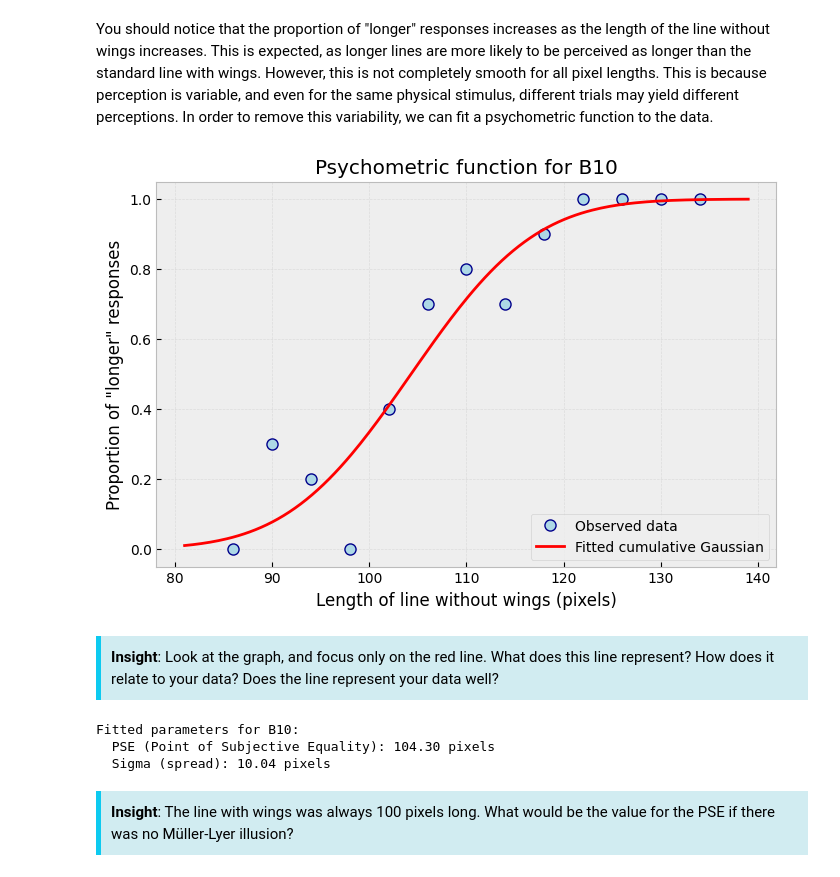
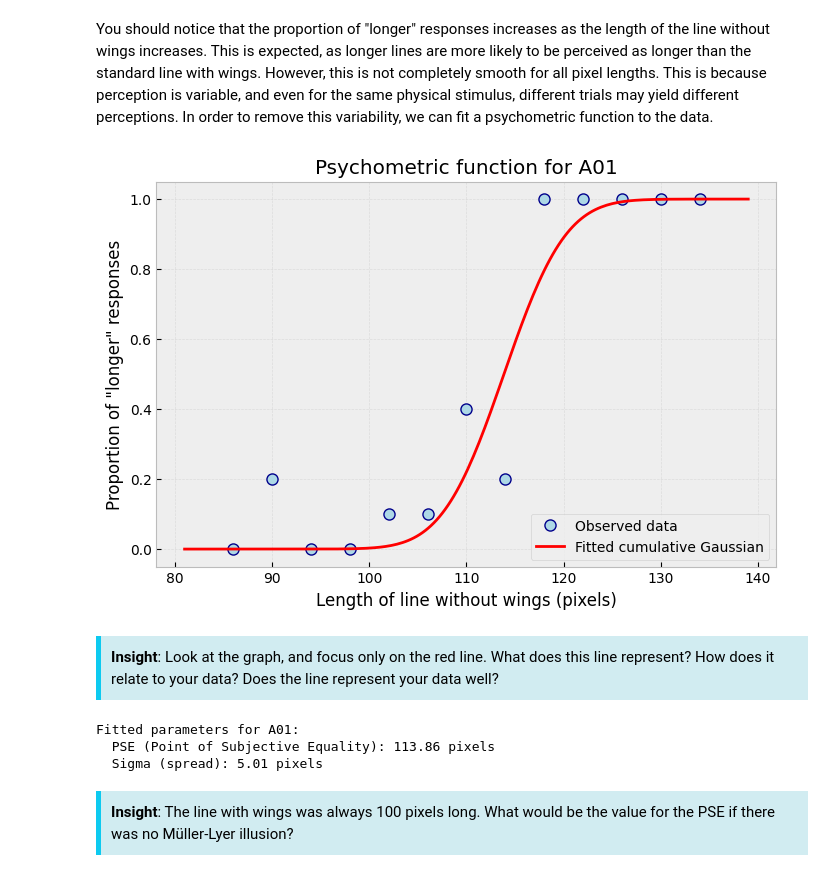
Before and after one commit to joebathelt/AUC_CogPsy, a Jupyter notebook: week2_muller_lyer.ipynb, the cells around one changed output. Saved outputs shown, nothing was run; the diff lists cells and outputs as text; code cells hidden in the pictures.

Commit message:
Update Week 2 notebook with class data

```diff
--- a/week2_muller_lyer.ipynb
+++ b/week2_muller_lyer.ipynb
@@ -22,9 +22,10 @@ The goal of this type of experiment is to produce a psychometric function, that
 # This cell load the data. You don't need to change it or understand it. Just run the cell.
 import pandas as pd
 
-file_id = '1_77kpBN2nWOmmUZ4y0tbhmhZasfUVOuq'
+file_id = '1LOOs9EizLrte1_pBiu5M_HulfoU-A2q5'
 url = f'https://docs.google.com/uc?export=download&id={file_id}'
 df = pd.read_csv(url)
+df.rename(columns={'index': 'username'}, inplace=True)
 # %% [markdown]
 The following cell shows the organisation of the data. Each row is the data from one participant. Each column is the data from one condition (i.e., one length of the line without wings). The values in the cells are the proportion of trials that the participant reported that the line without wings was longer than the line with wings. For example, in the first row in the second column, the entry is 0.3. This means that for participant B10, when the line without wings was 90 pixels long, they reported that it was longer than the line with wings in 30% of the trials.
 # %%
@@ -120,37 +120,37 @@ def cumulative_gaussian(x, mu, sigma):
     return norm.cdf(x, loc=mu, scale=sigma)
 
 # Prepare the data for fitting
-x_data = df_user.index.astype(int).values
+x_data = df_user.index.astype(float).values
 y_data = df_user['proportion_longer'].values
 
 # Fit the cumulative Gaussian to the data
 # Initial guesses: mu around the middle of the x range, sigma around 10
 initial_guess = [np.mean(x_data), 10]
 
 # Perform the curve fit
 popt, pcov = curve_fit(cumulative_gaussian, x_data, y_data, p0=initial_guess)
 
 # Generate smooth curve for plotting
 mu_fit, sigma_fit = popt
 x_smooth = np.linspace(min(x_data) - 5, max(x_data) + 5, 200)
 y_fitted = cumulative_gaussian(x_smooth, mu_fit, sigma_fit)
 
 # Plot the data and fitted curve
 plt.figure(figsize=(8, 5))
 plt.plot(x_data, y_data, 'o', color='darkblue', markersize=8,
          markerfacecolor='lightblue', label='Observed data')
 plt.plot(x_smooth, y_fitted, '-', color='red', linewidth=2,
          label=f'Fitted cumulative Gaussian')
 
 plt.xlabel('Length of line without wings (pixels)')
 plt.ylabel('Proportion of "longer" responses')
 plt.title(f'Psychometric function for {selected_username}')
 plt.legend(loc='lower right')
 plt.ylim(-0.05, 1.05)
 plt.grid(True, alpha=0.3)
 plt.show()
 # %% [output]
-[figure, old version]
+[figure, new version]
 # %% [markdown]
 <div style="background-color: #d1ecf1; border-left: 5px solid #0dcaf0; padding: 10px; margin: 10px 0;">
 <strong>Insight</strong>: Look at the graph, and focus only on the red line. What does this line represent? How does it relate to your data? Does the line represent your data well?
@@ -162,9 +162,9 @@ print(f"Fitted parameters for {selected_username}:")
 print(f"  PSE (Point of Subjective Equality): {mu_fit:.2f} pixels")
 print(f"  Sigma (spread): {sigma_fit:.2f} pixels")
 # %% [output]
-Fitted parameters for B10:
-  PSE (Point of Subjective Equality): 104.30 pixels
-  Sigma (spread): 10.04 pixels
+Fitted parameters for A01:
+  PSE (Point of Subjective Equality): 113.86 pixels
+  Sigma (spread): 5.01 pixels
 # %% [markdown]
 <div style="background-color: #d1ecf1; border-left: 5px solid #0dcaf0; padding: 10px; margin: 10px 0;">
 <strong>Insight</strong>: The line with wings was always 100 pixels long. What would be the value for the PSE if there was no Müller-Lyer illusion?
```
Also changed, not shown: parts of 8 cells of this notebook.
